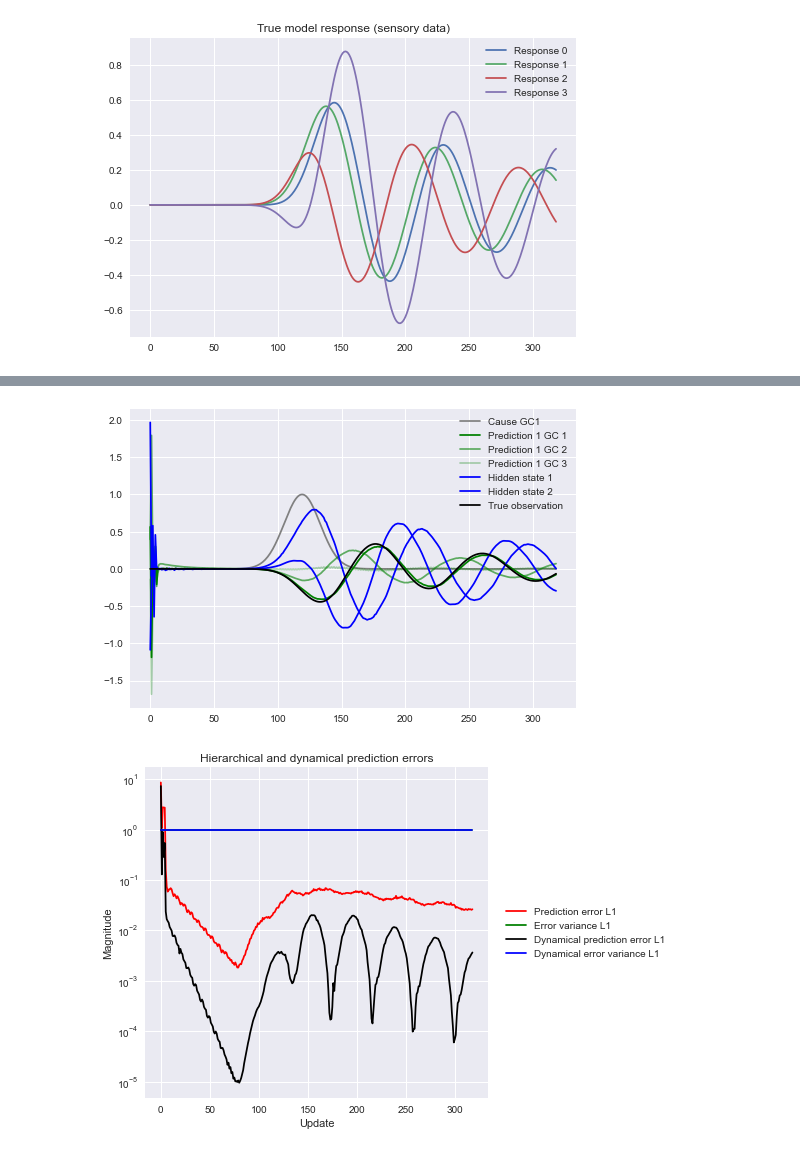
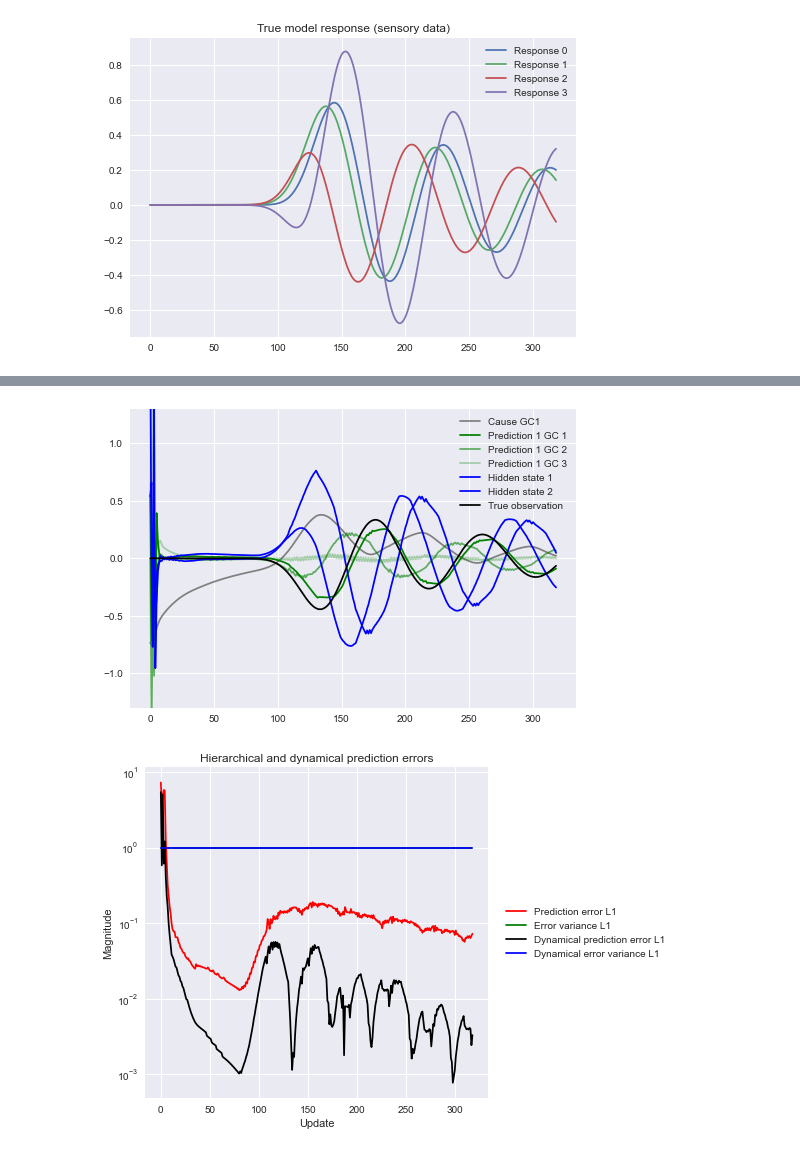
Before and after one commit to andreofner/pyGPC, a Jupyter notebook: demo.ipynb, the cells around one changed output, grey strips where cells are left out. Saved outputs shown, nothing was run; the diff lists cells and outputs as text; code cells hidden in the pictures.

```diff
--- a/demo.ipynb
+++ b/demo.ipynb
@@ -75,7 +75,7 @@ if True:
 Generalised predictive coding network with 4 output units, 2 hidden units, 1 cause unit
 """
 
-def run_model(A, B, C, ys=None, true_cause=None, feed_cause=True, generate=True, plot=True, dt=0.1):
+def run_model(A, B, C, ys=None, true_cause=None, feed_cause=True, generate=True, plot=True, dt=0.1, inference_steps=1):
     """
     Generate or filter with a predictive coding model
     A:          prior transition weights (dynamical weights f(x)->x')
@@ -115,7 +115,7 @@ def run_model(A, B, C, ys=None, true_cause=None, feed_cause=True, generate=True,
             pred = net.layers[1].forward() # hierarchical prediction
 
             if not generate: # infer
-                for _ in range(3):
+                for _ in range(inference_steps):
                     e, _, _, ch, _ = net.iterative_inference(data=y, target=c if feed_cause else None) # step hierarchical
                     eg1, eh1, ed1, cg1, cd1 = net.layers[1].dyn_model.iterative_inference(predict_hierarchical=False) # step dynamical
 
@@ -149,8 +149,8 @@ def run_model(A, B, C, ys=None, true_cause=None, feed_cause=True, generate=True,
         plt.plot(l4, color="blue", label="Hidden state 1")
         plt.plot(l5, color="blue", label="Hidden state 2")
         if not generate: plt.plot(l6, color="black", label="True observation")
-        plt.legend()
-        plt.show()
+        plt.ylim(-1.3, 1.3)
+        plt.legend(); plt.show()
 
     if plot and not generate: # plot losses
         plot_graph(errors, errors_d1, errors_d2, errors_d3, cov_d1, cov_d2, cov_d3,cov_g1,
@@ -167,7 +175,8 @@ true_cause, res1, res2, res3 = run_model(A,B,C,ys, true_cause, feed_cause=True,
 # %%
 # predictive coding: filter observations by inverting the generative model
+# this time we let the model infer the cause
 net = GPC_net( b_size=1, dynamical_net=False, cause_sizes=[4, 1], hidden_sizes=[0, 2], gen_coords=3)
-run_model(A,B,C, res1, true_cause, feed_cause=True, generate=False, plot=True)
+run_model(A,B,C, res1, true_cause, feed_cause=False, generate=False, plot=True)
 # %% [output]
-[figure, old version]
+[figure, new version]
-[figure, old version]
+[figure, new version]
```
Also changed, not shown: parts of 3 cells of this notebook.
